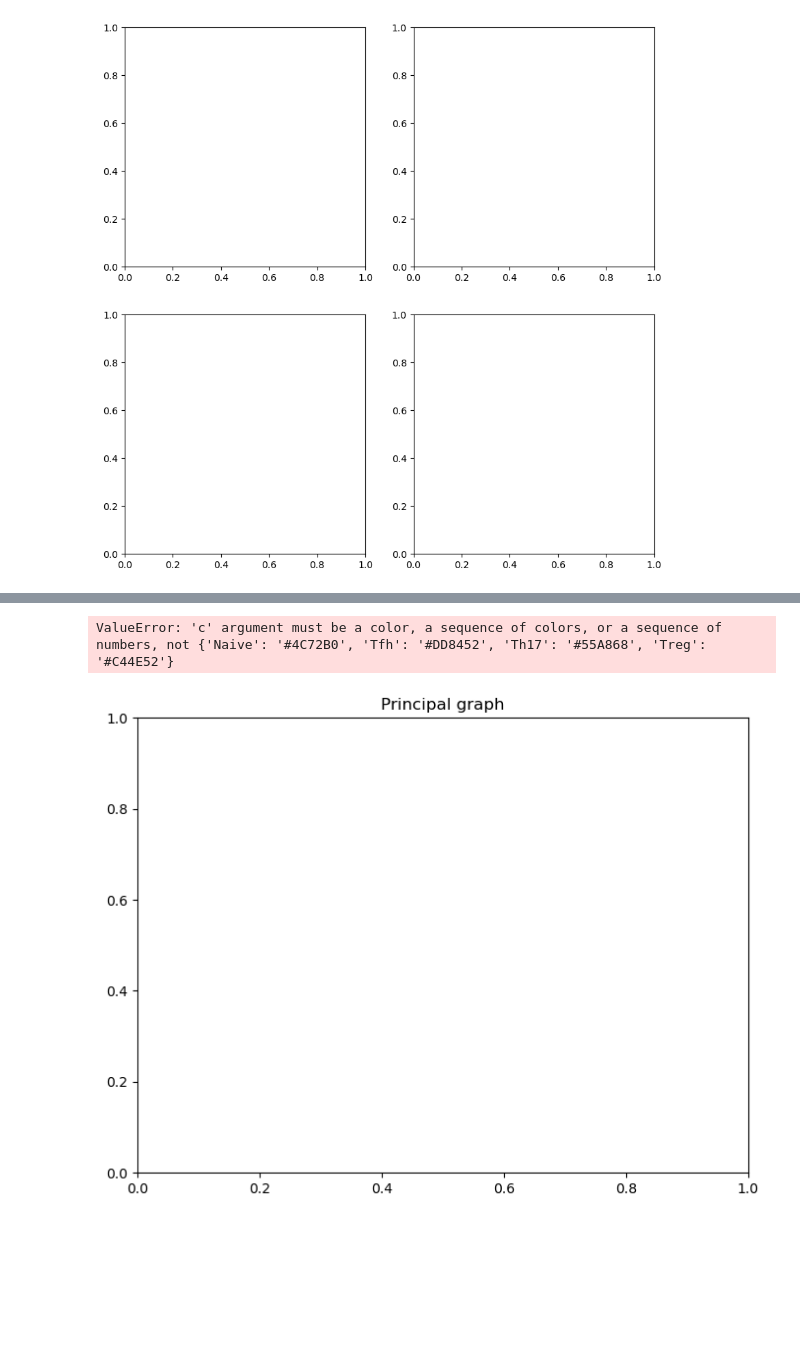
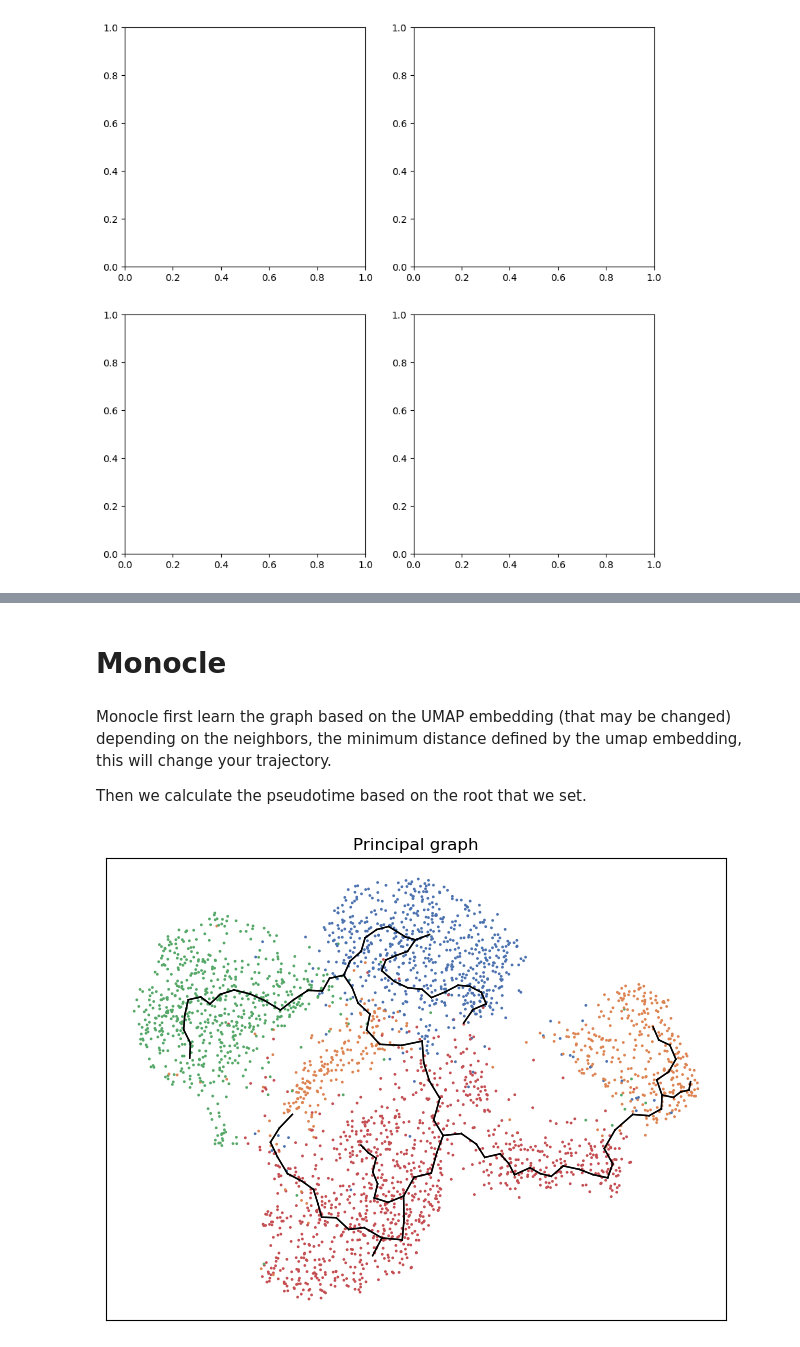
Before and after one commit to rogercasalsfr/cancer-pseudotime-grn-workflow, a Jupyter notebook: scripts/methods.ipynb, the cells around one changed output, grey strips where cells are left out. Saved outputs shown, nothing was run; the diff lists cells and outputs as text; code cells hidden in the pictures; blank space fills up the shorter version.

```diff
--- a/scripts/methods.ipynb
+++ b/scripts/methods.ipynb
@@ -48,16 +72,16 @@ adata.obs = metadata.set_index(metadata.columns[0]).loc[adata.obs_names]
 # %%
 # we need to subset for just one cell type CD4 or CD8
 CD4 = ['Naive', 'Tfh', 'Th17', 'Treg']
+adata = adata[adata.obs['cluster'].isin(CD4)]
+adata = adata[adata.obs['treatment'] == 'pre'] # column that has "pre" and "post" treatment information
 
-adata = adata[adata.obs['cluster'].isin(CD4)]
 
 # subset adata for cleaner easy analysis
 np.random.seed(42)  # reproducibility
-
-
 cells = np.random.choice(adata.obs_names, size=3000, replace=False)
 adata_sub = adata[cells].copy()
 
+# We do get 3k cells for easy downstream analysis tasks.
 adata = adata_sub.copy()
 # %%
 adata.obs['celltype'] = adata.obs['cluster']
@@ -199 +243,7 @@ slingshot.plotter.clusters(axes[1], color_mode="pseudotime", s=5)
+# %% [markdown]
+# Monocle
+# %% [markdown]
+Monocle first learn the graph based on the UMAP embedding (that may be changed) depending on the neighbors, the minimum distance defined by the umap embedding, this will change your trajectory.
+
+Then we calculate the pseudotime based on the root that we set.
 # %%
@@ -218,19 +266,22 @@ palette = {
     "Th17":   "#55A868",   # green
     "Treg":   "#C44E52",   # red
 }
+
+adata.obs["celltype_color"] = adata.obs["celltype"].map(palette)
+
+color = adata.obs['celltype_color']
 # %%
 plt.figure(1, (8, 6))
 plt.title("Principal graph")
-plt.scatter(umap[:, 0], umap[:, 1], c=palette, s=1, cmap="nipy_spectral")
+plt.scatter(umap[:, 0], umap[:, 1], c=color, s=1, cmap="nipy_spectral")
 
 # i need to change and put a palette for the celltypes.
 
 edges = np.array(mst.nonzero()).T
 for edge in edges:
     plt.plot(centroids[edge, 0], centroids[edge, 1], c="black", linewidth=1)
 plt.xticks([])
 plt.yticks([])
 plt.show()
 # %% [output]
-ValueError: 'c' argument must be a color, a sequence of colors, or a sequence of numbers, not {'Naive': '#4C72B0', 'Tfh': '#DD8452', 'Th17': '#55A868', 'Treg': '#C44E52'}
-[figure, old version]
+[figure, new version]
```
Also changed, not shown: parts of 52 cells of this notebook.
